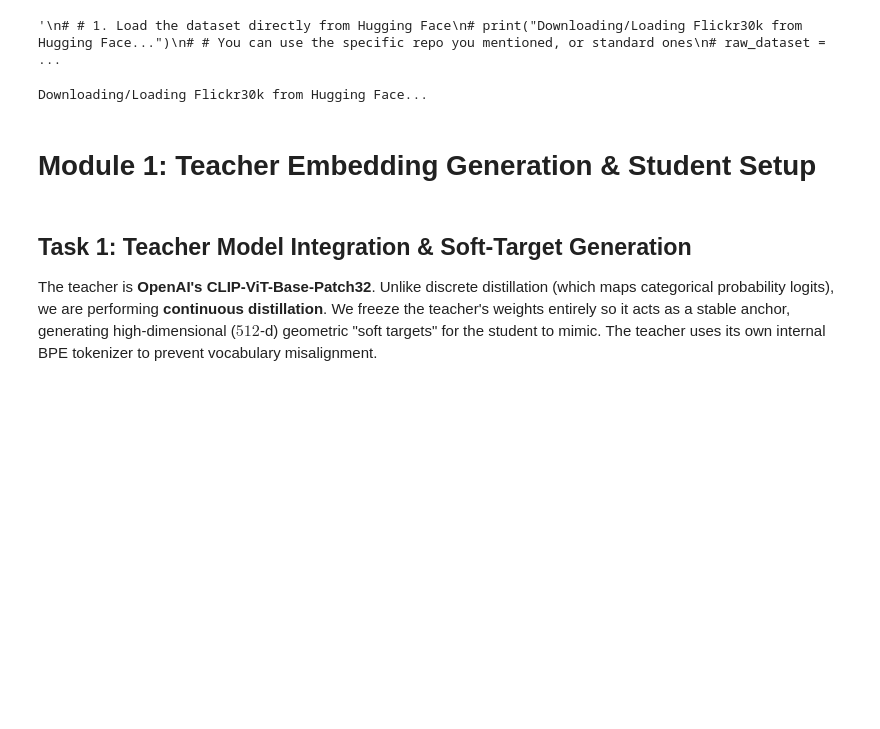
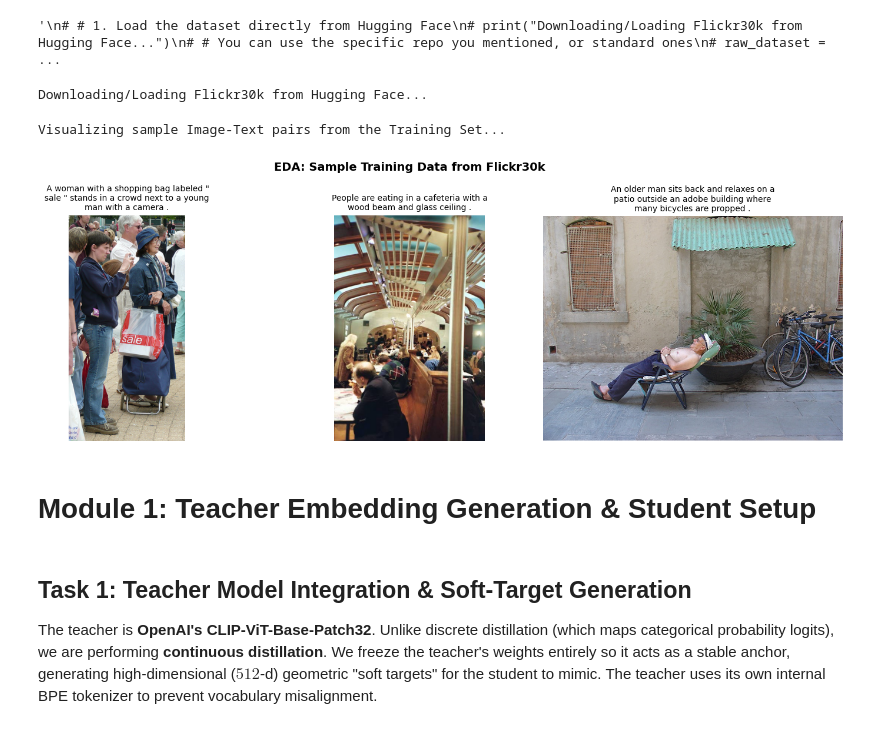
Before and after one commit to Srini235/ConversationalAI_Assignment2_Group105, a Jupyter notebook: ConversationalAI_Assignment2_Group105.ipynb, the cells around one changed output. Saved outputs shown, nothing was run; the diff lists cells and outputs as text; code cells hidden in the pictures; blank space fills up the shorter version.

```diff
--- a/ConversationalAI_Assignment2_Group105.ipynb
+++ b/ConversationalAI_Assignment2_Group105.ipynb
@@ -124,6 +124,35 @@ train_loader = DataLoader(train_ds, batch_size=16, shuffle=True)
 test_loader = DataLoader(test_ds, batch_size=16, shuffle=False)
 # %% [output]
 Downloading/Loading Flickr30k from Hugging Face...
+# %%
+import matplotlib.pyplot as plt
+import textwrap
+
+# Exploratory Data Analysis (EDA): Visualizing sample Image-Text pairs from the training set
+print("Visualizing sample Image-Text pairs from the Training Set...")
+
+fig, axes = plt.subplots(1, 3, figsize=(15, 5))
+
+# Fetch the first 3 samples from the raw training split
+for i in range(3):
+    sample = split_ds['train'][i]
+    img = sample['image']
+
+    # Handle whether caption is a string or a list of strings
+    raw_cap = sample['caption'] if 'caption' in sample else sample.get('text', '')
+    cap = raw_cap[0] if isinstance(raw_cap, list) else str(raw_cap)
+
+    axes[i].imshow(img)
+    axes[i].axis('off')
+    # Wrap text so it fits neatly above the image
+    axes[i].set_title(textwrap.fill(cap, width=40), fontsize=10)
+
+plt.suptitle("EDA: Sample Training Data from Flickr30k", fontsize=14, weight='bold')
+plt.tight_layout()
+plt.show()
+# %% [output]
+Visualizing sample Image-Text pairs from the Training Set...
+[figure, added]
 # %% [markdown]
 # Module 1: Teacher Embedding Generation & Student Setup
 # %% [markdown]
```
Also changed, not shown: parts of 6 cells of this notebook.
